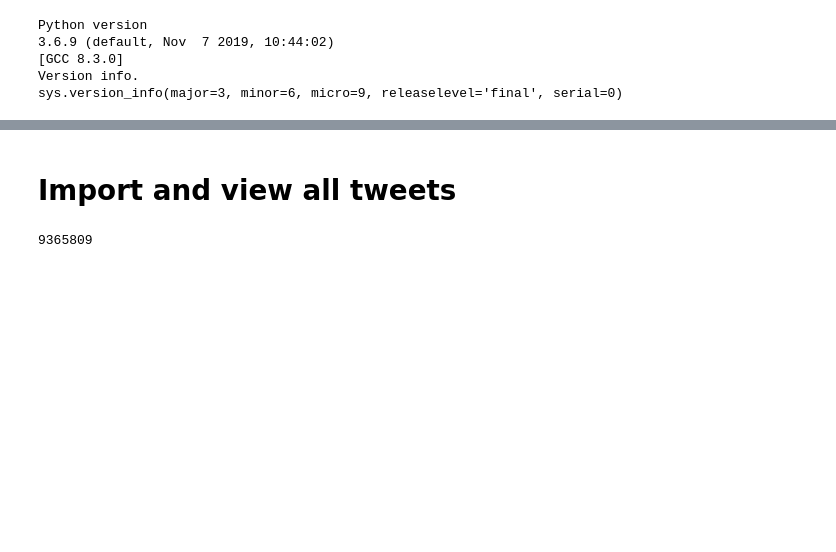
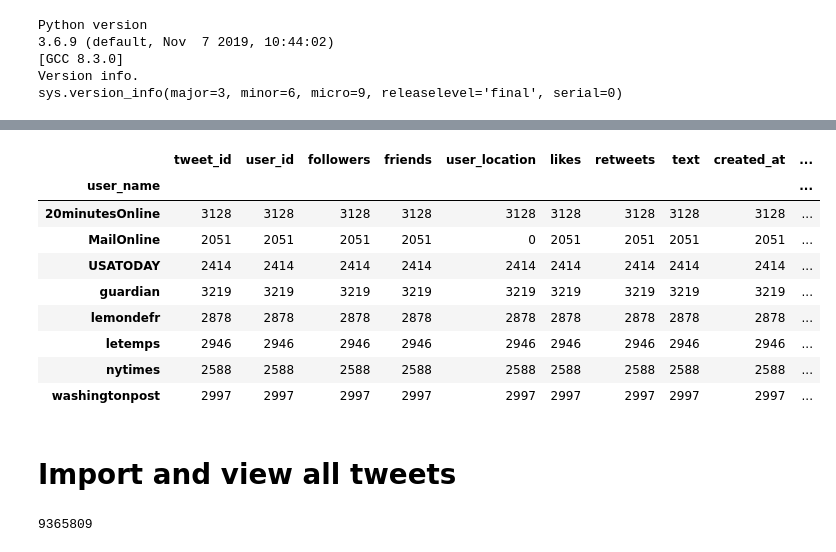
Before and after one commit to JRappaz/Panorama, a Jupyter notebook: notebooks/COVID.ipynb, the cells around one changed output, grey strips where cells are left out. Saved outputs shown, nothing was run; the diff lists cells and outputs as text; code cells hidden in the pictures; blank space fills up the shorter version.

Commit message:
added Gtrend script + by country analysis of tweets

```diff
--- a/notebooks/COVID.ipynb
+++ b/notebooks/COVID.ipynb
@@ -40,3 +40,6 @@ Python version
 [GCC 8.3.0]
 Version info.
 sys.version_info(major=3, minor=6, micro=9, releaselevel='final', serial=0)
+# %%
+medias = pd.read_csv('/mnt/datastore/data/all_tweets_medias.csv')
+medias.head()
@@ -43,3 +53,16 @@ sys.version_info(major=3, minor=6, micro=9, releaselevel='final', serial=0)
+# %%
+medias.groupby('user_name').count().head(50)
+# %% [output]
+|  | tweet_id | user_id | followers | friends | user_location | likes | retweets | text | created_at | ... |
+| user_name |  |  |  |  |  |  |  |  |  | ... |
+| 20minutesOnline | 3128 | 3128 | 3128 | 3128 | 3128 | 3128 | 3128 | 3128 | 3128 | ... |
+| MailOnline | 2051 | 2051 | 2051 | 2051 | 0 | 2051 | 2051 | 2051 | 2051 | ... |
+| USATODAY | 2414 | 2414 | 2414 | 2414 | 2414 | 2414 | 2414 | 2414 | 2414 | ... |
+| guardian | 3219 | 3219 | 3219 | 3219 | 3219 | 3219 | 3219 | 3219 | 3219 | ... |
+| lemondefr | 2878 | 2878 | 2878 | 2878 | 2878 | 2878 | 2878 | 2878 | 2878 | ... |
+| letemps | 2946 | 2946 | 2946 | 2946 | 2946 | 2946 | 2946 | 2946 | 2946 | ... |
+| nytimes | 2588 | 2588 | 2588 | 2588 | 2588 | 2588 | 2588 | 2588 | 2588 | ... |
+| washingtonpost | 2997 | 2997 | 2997 | 2997 | 2997 | 2997 | 2997 | 2997 | 2997 | ... |
 # %% [markdown]
 # Import  and view all tweets
 # %%
```
Also changed, not shown: parts of 2 cells of this notebook, 4 other files.
